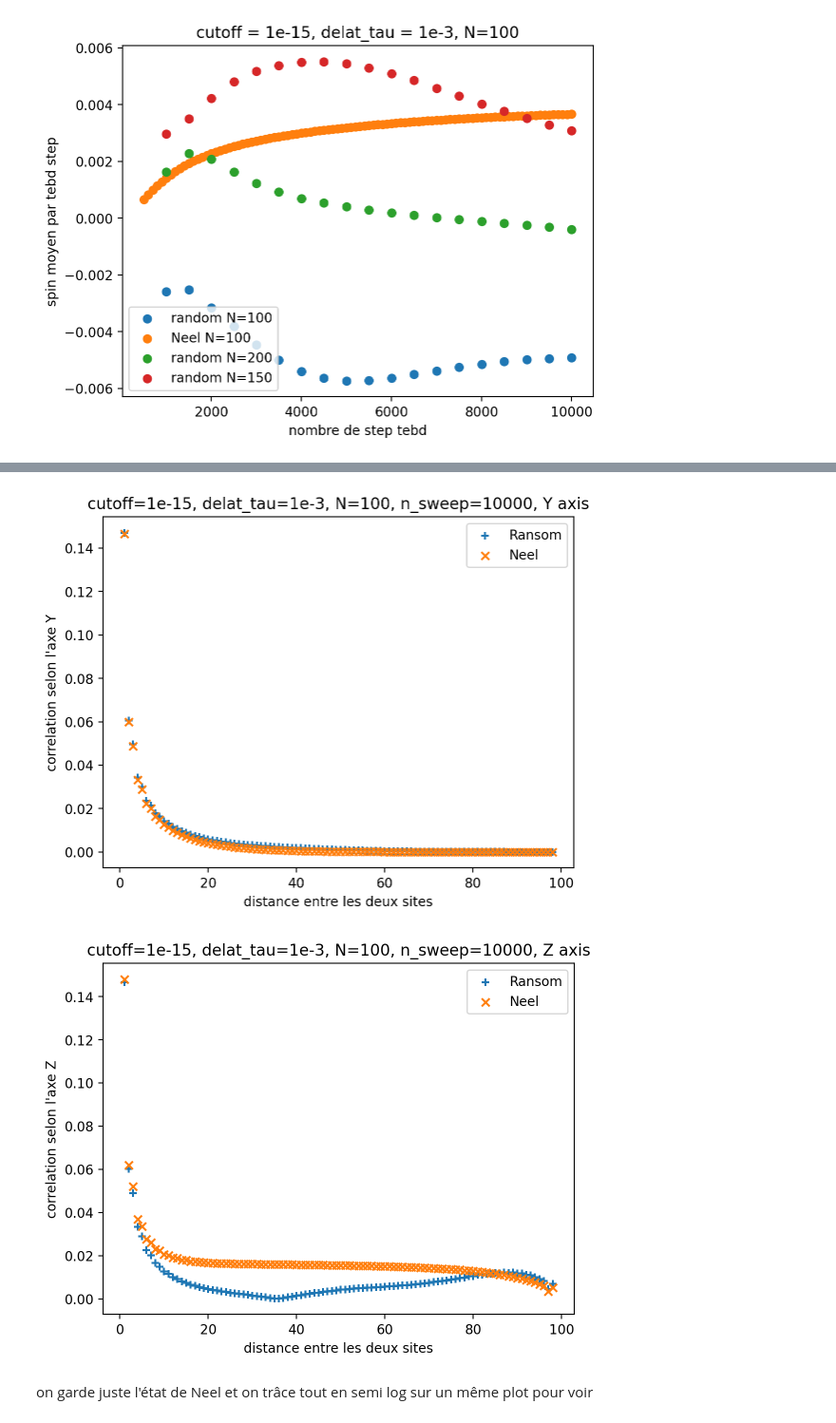
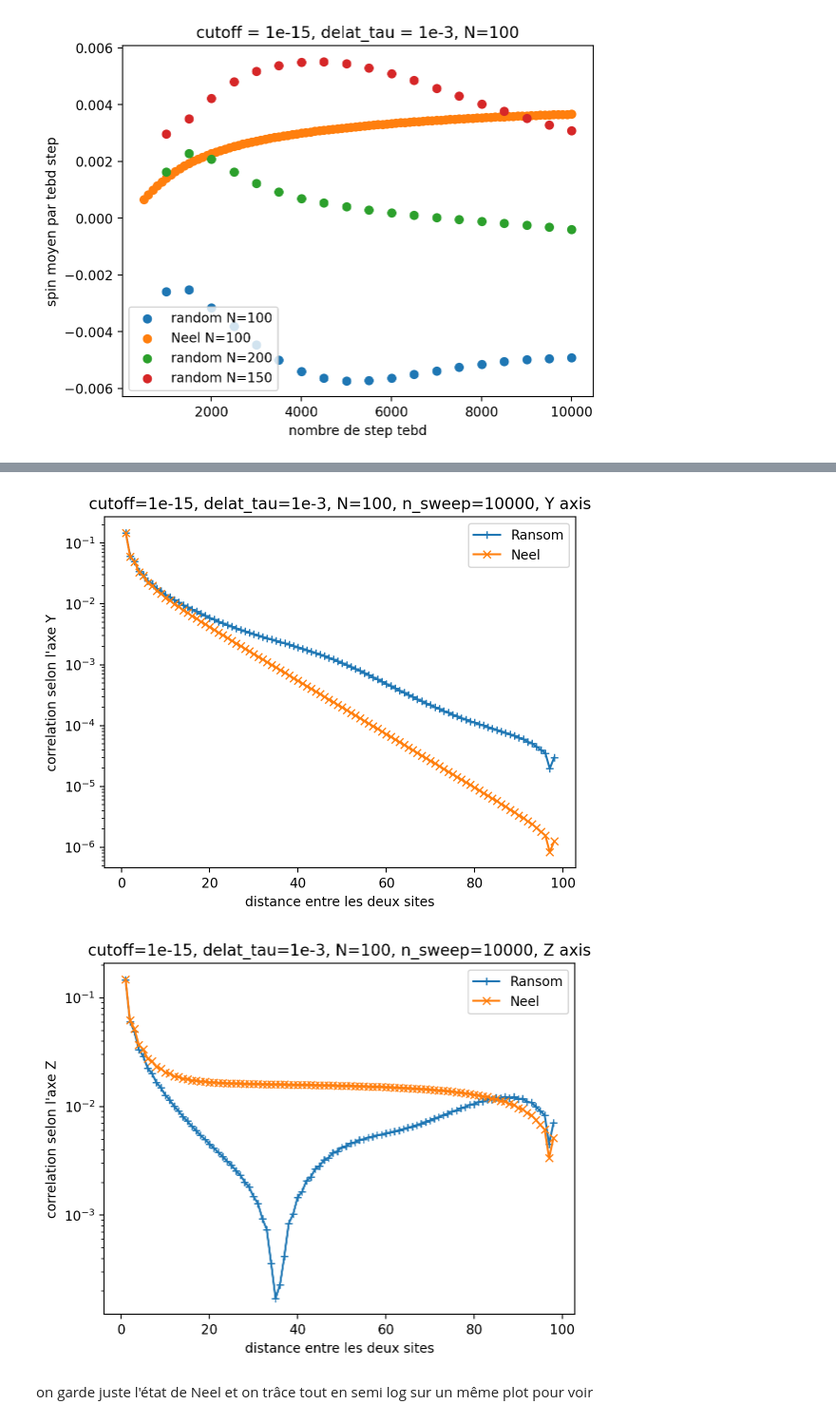
Before and after one commit to romanbeauvallet/Many-Body-Localization, a Jupyter notebook: analyse_simulations_julia/analysis.ipynb, the cells around one changed output, grey strips where cells are left out. Shown at 95% size. Cells and saved outputs as stored; diff of their text form; code cells hidden in the pictures.

```diff
--- a/analyse_simulations_julia/analysis.ipynb
+++ b/analyse_simulations_julia/analysis.ipynb
@@ -98,25 +98,25 @@ plt.show()
 # %%
 fig, axes = plt.subplots()
-axes.scatter(dic5["correlationR y"][0], np.abs(dic5["correlationR y"][1]), label="Ransom", marker='+')
-axes.scatter(dic5["correlationN y"][0], np.abs(dic5["correlationN y"][1]), label ='Neel', marker='x')
+axes.semilogy(dic5["correlationR y"][0], np.abs(dic5["correlationR y"][1]), label="Ransom", marker='+')
+axes.semilogy(dic5["correlationN y"][0], np.abs(dic5["correlationN y"][1]), label ='Neel', marker='x')
 axes.set_xlabel("distance entre les deux sites")
 axes.set_ylabel("correlation selon l'axe Y")
 axes.legend()
 axes.set_title("cutoff=1e-15, delat_tau=1e-3, N=100, n_sweep=10000, Y axis")
 plt.show()
 # %% [output]
-[figure, old version]
+[figure, new version]
 # %%
 fig, axes = plt.subplots()
-axes.scatter(dic5["correlationR z"][0], np.abs(dic5["correlationR z"][1]), label="Ransom", marker='+')
-axes.scatter(dic5["correlationN z"][0], np.abs(dic5["correlationN z"][1]), label ='Neel', marker='x')
+axes.semilogy(dic5["correlationR z"][0], np.abs(dic5["correlationR z"][1]), label="Ransom", marker='+')
+axes.semilogy(dic5["correlationN z"][0], np.abs(dic5["correlationN z"][1]), label ='Neel', marker='x')
 axes.set_xlabel("distance entre les deux sites")
 axes.set_ylabel("correlation selon l'axe Z")
 axes.legend()
 axes.set_title("cutoff=1e-15, delat_tau=1e-3, N=100, n_sweep=10000, Z axis")
 plt.show()
 # %% [output]
-[figure, old version]
+[figure, new version]
 # %% [markdown]
 on garde juste l'état de Neel et on trâce tout en semi log sur un même plot pour voir
 # %%
```
Also changed, not shown: parts of 1 cell of this notebook, 5 other files.
